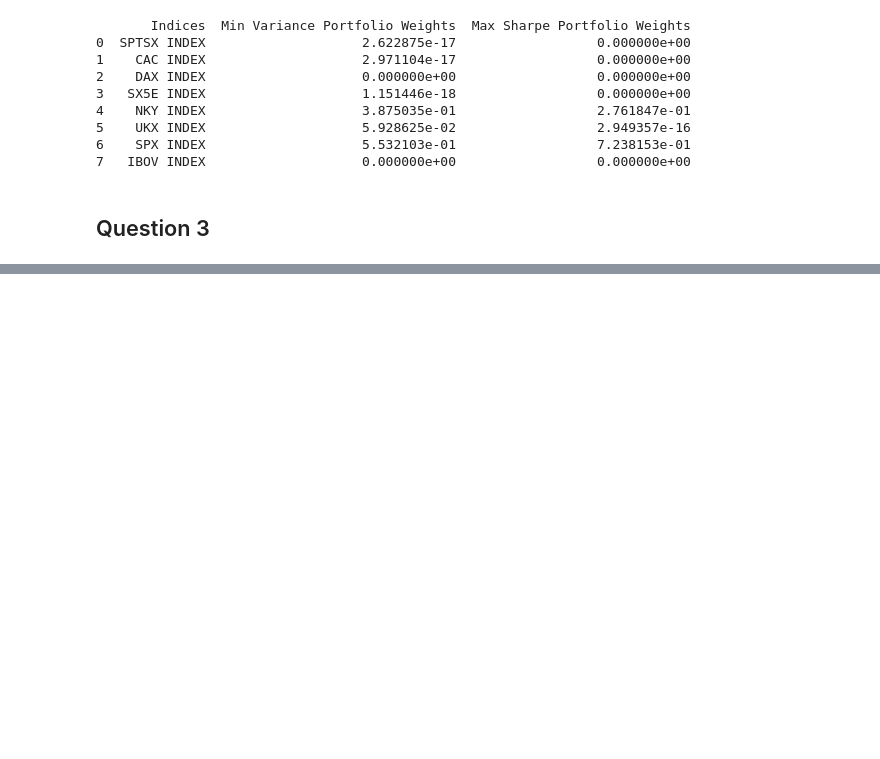
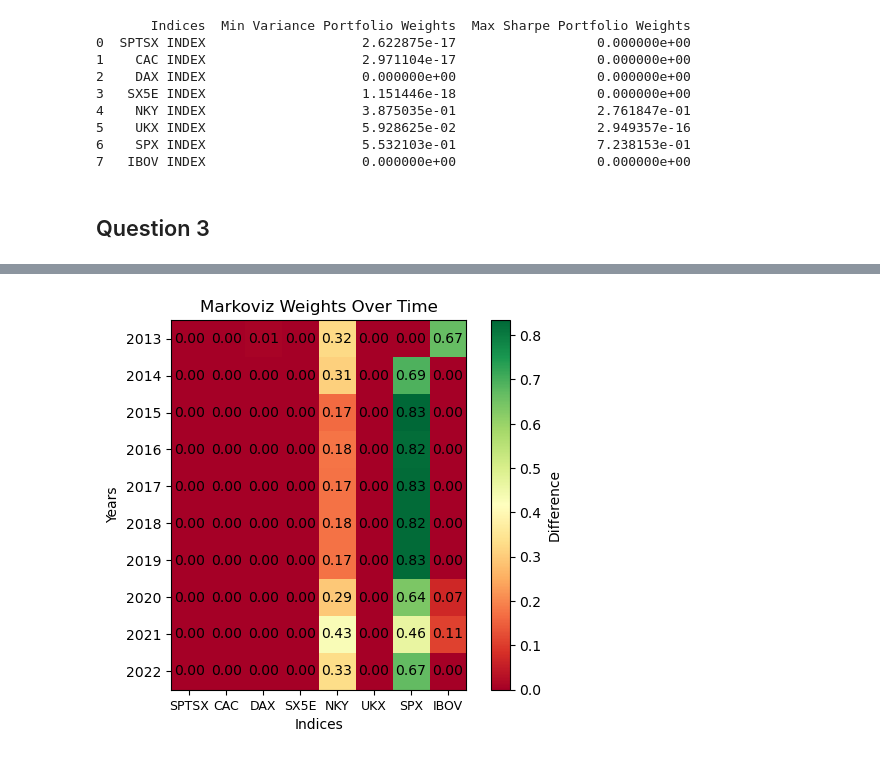
Before and after one commit to Asset-Allocation-Group-14/Assignment-1, a Jupyter notebook: Assignment 1/assignment_1.ipynb, the cells around one changed output, grey strips where cells are left out. Cells and saved outputs as stored; diff of their text form; code cells hidden in the pictures; blank space fills up the shorter version.

```diff
--- a/Assignment 1/assignment_1.ipynb
+++ b/Assignment 1/assignment_1.ipynb
@@ -395,0 +378,4 @@ print(max_sharpe_weights_df)
+# %%
+plot_weight_matrices(max_sharpe_matrix, returns_df.columns, 'Markoviz Weights Over Time')
+# %% [output]
+[figure, added]
```
Also changed, not shown: parts of 10 cells of this notebook, 1 other file.
